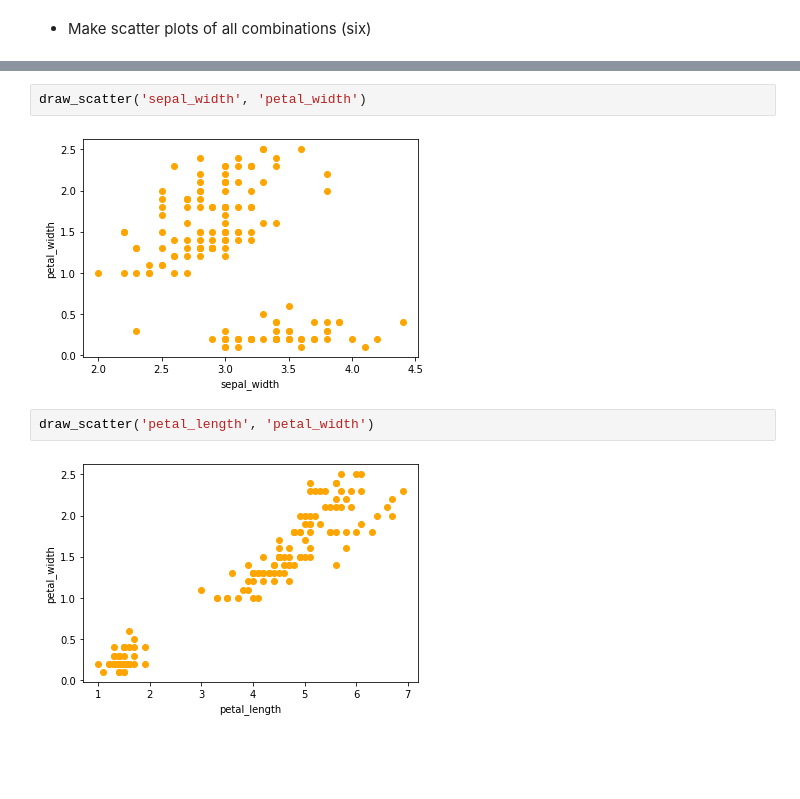
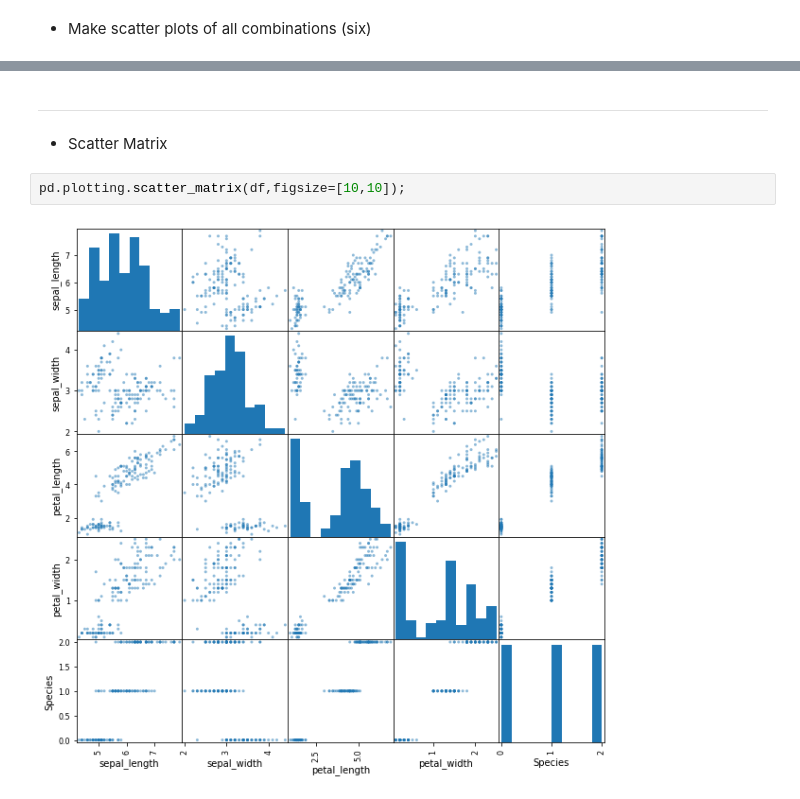
Before and after one commit to pmt122013/diveintocode-ml, a Jupyter notebook: week 3/Fisher's Iris.ipynb, the cells around one changed output, grey strips where cells are left out. Drawn from its saved outputs; the diff is of its cells as text; blank space fills up the shorter version.

```diff
--- a/week 3/Iris.ipynb
+++ b/week 3/Fisher's Iris.ipynb
@@ -292,8 +271,7 @@ draw_scatter('sepal_width', 'petal_length')
-# %%
-draw_scatter('sepal_width', 'petal_width')
-# %% [output]
-[figure, removed]
-# %%
-draw_scatter('petal_length', 'petal_width')
-# %% [output]
-[figure, removed]
+# %% [markdown]
+---
+* Scatter Matrix
+# %%
+pd.plotting.scatter_matrix(df,figsize=[10,10]);
+# %% [output]
+[figure, added]
```
Also changed, not shown: parts of 13 cells of this notebook.
